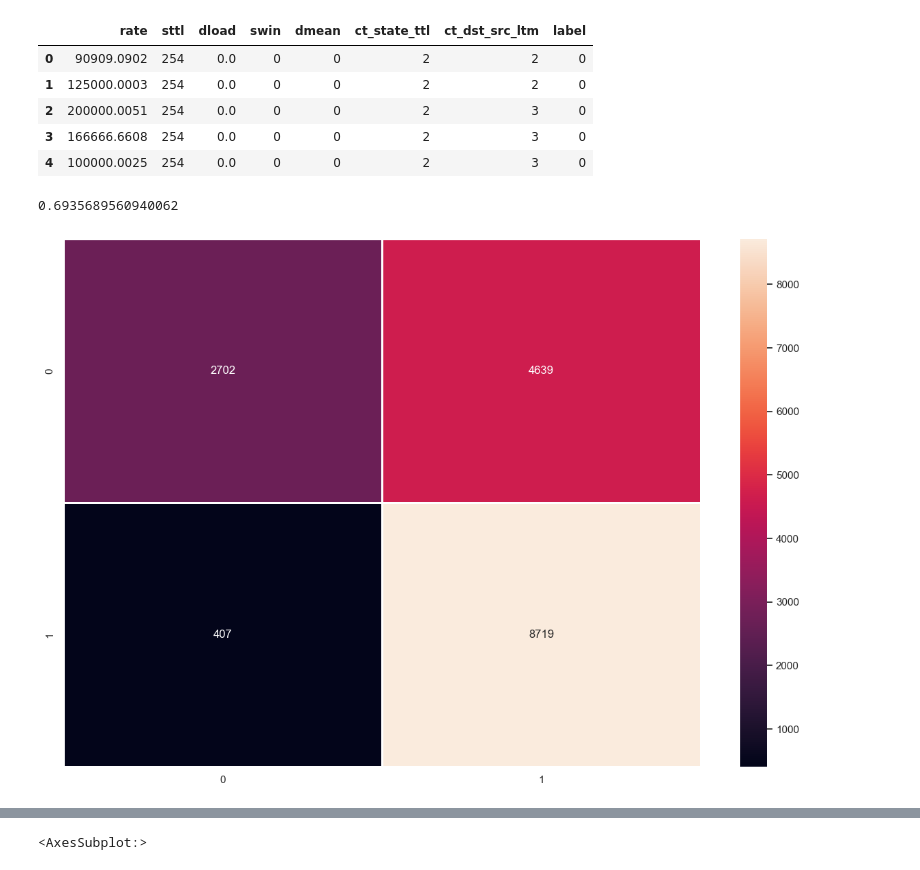
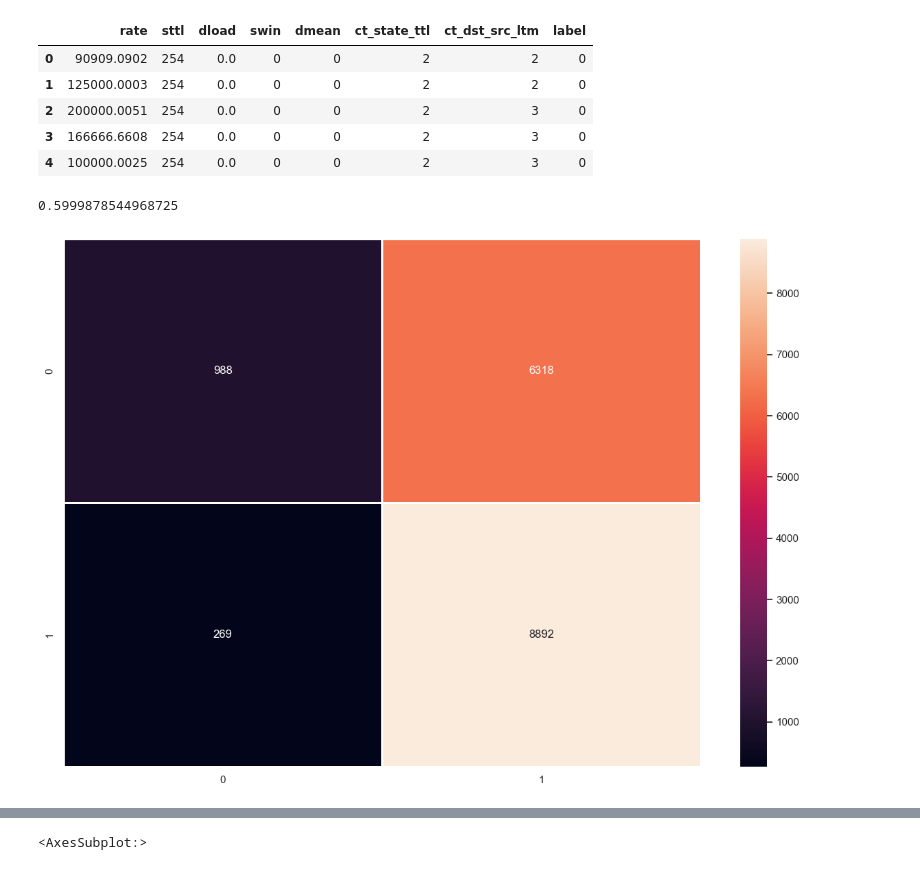
Before and after one commit to bhosley/Schoolwork, a Jupyter notebook: 2023Q2 - Machine Learning/Project/Naive Bayes.ipynb, the cells around one changed output, grey strips where cells are left out. Cells and saved outputs as stored; diff of their text form; code cells hidden in the pictures.

```diff
--- a/2023Q2 - Machine Learning/Project/Naive Bayes.ipynb
+++ b/2023Q2 - Machine Learning/Project/Naive Bayes.ipynb
@@ -58,17 +60,22 @@ df_label_lesscorr.head()
 # %%
 X_train, X_test, y_train, y_test = train_test_split(
     df_label_lesscorr.drop(['label'], axis=1).to_numpy(), df_label_lesscorr['label'], test_size=0.2)
+
+## 0.6935689560940062 without normalization
+norm = Normalizer()
+X_train = norm.fit_transform(X_train)
+X_test = norm.transform(X_test)
 
 nb_label = GaussianNB().fit(X_train,y_train)
 y_pred = nb_label.predict(X_test)
 
 cf_matrix = confusion_matrix(y_test, y_pred)
 fig, ax = plt.subplots(figsize=(15,10))
 sns.heatmap(cf_matrix, linewidths=1, annot=True, ax=ax, fmt='g')
 print(accuracy_score(y_test, y_pred))
 # %% [output]
-0.6935689560940062
+0.5999878544968725
-[figure, old version]
+[figure, new version]
 # %%
 X_train, X_test, y_train, y_test = train_test_split(
     df_label.drop(['label'], axis=1).to_numpy(), df_label['label'], test_size=0.2)
```
Also changed, not shown: parts of 7 cells of this notebook.
